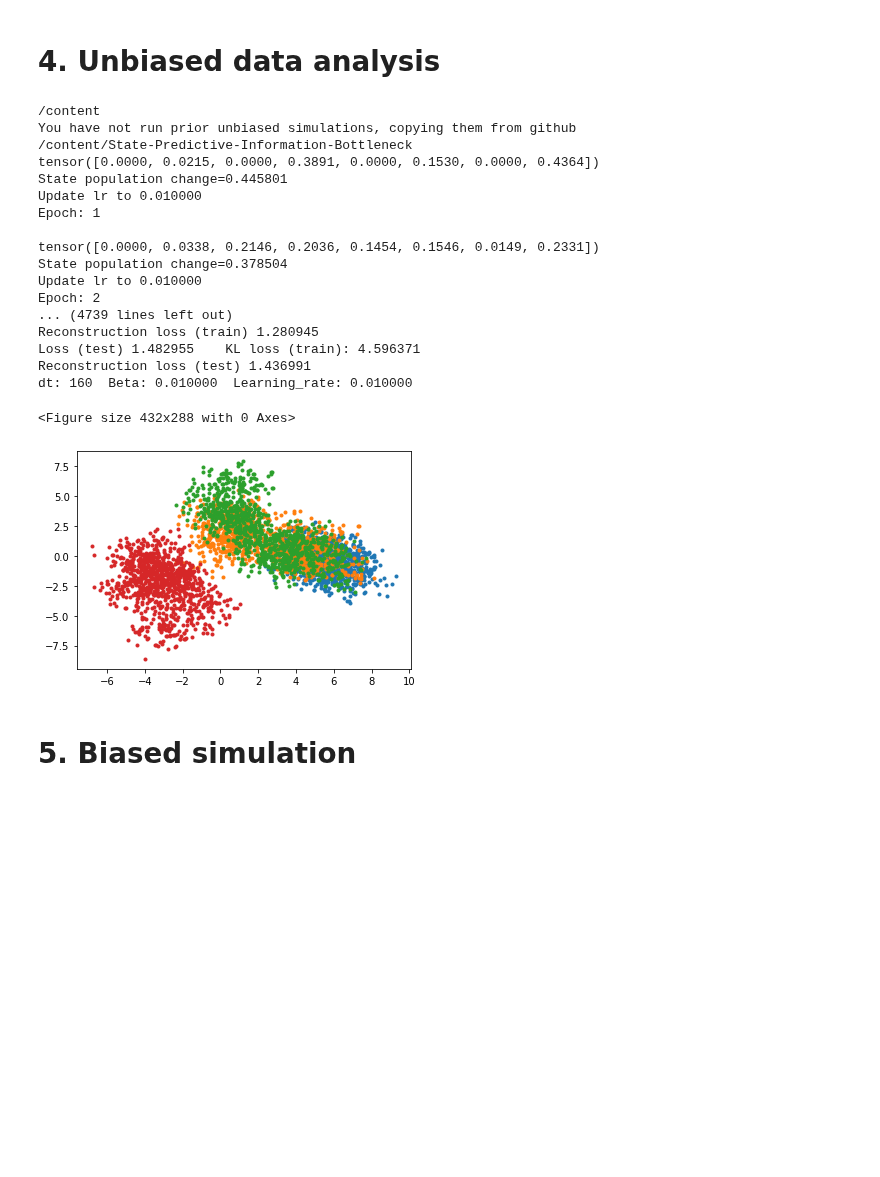
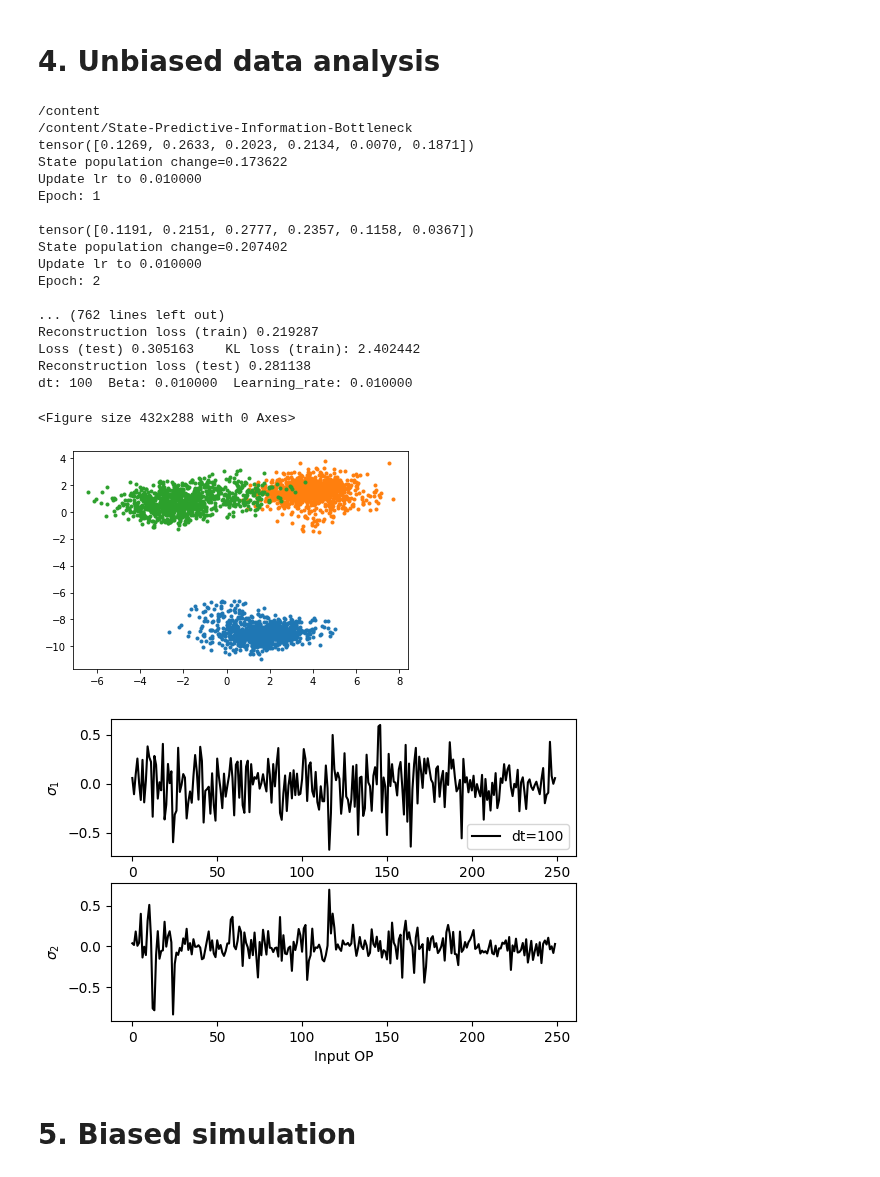
Before and after one commit to tiwarylab/alphafold2rave, a Jupyter notebook: fullrunthrough_CSP.ipynb, the cells around one changed output. Drawn from its saved outputs; the diff is of its cells as text; code cells hidden in the pictures; blank space fills up the shorter version.

```diff
--- a/fullrunthrough_CSP.ipynb
+++ b/fullrunthrough_CSP.ipynb
@@ -371,9 +367,10 @@ rm: cannot remove 'State-Predictive-Information-Bottleneck/examples': No such fi
 #@title 3.1 Cluster to initialize alphafold2rave
 #@title Analysis on AF2 structures
 
+
 if os.path.isdir("Structures")==False:
-  print("You have not run prior AF2 predictions, copying them from github")
-  os.system("unzip alphafold2rave/CSP_data/structures.zip -d .")
+    print("You have not run prior AF2 predictions, copying them from github")
+    os.system("unzip alphafold2rave/CSP_data/structures.zip -d .")
 import random
 random.seed(5)
 r=2
@@ -387,13 +384,15 @@ if light_version==False:
   inputline=" ".join([f"pred_{i+1}.pdb" for i in range(tot)])
   os.system(f"mdconvert {inputline} -o AF2samples.xtc")
   os.system("plumed driver --plumed plumed_AF2.dat --ixtc AF2samples.xtc")
+  os.chdir("/content")
+  CVs=np.loadtxt("Structures/COLVARS_AF2.dat")[:,1:]
 else:
-  os.system("cp ../alphafold2rave/CSP_data/COLVARS_AF2.dat /content/Structures/COLVARS_AF2.dat")
-os.chdir("/content")
-CVs=np.loadtxt("Structures/COLVARS_AF2.dat")[:,1:]
-centers,listindices=rave.RegSpaceClustering(CVs,6.74,max_centers=10, batch_size=50,randomseed=r) #change to 5 or 5.5 for robustness
+  CVs=np.loadtxt("/content/alphafold2rave/CSP_data/COLVARS_AF2.dat")[:,1:]
+
+centers,listindices=rave.RegSpaceClustering(CVs,6.75,max_centers=10, batch_size=50,randomseed=r) #change to 5 or 5.5 for robustness
 t_af2=rave.getTrp8(CVs)
 t_cluster=rave.getTrp8(centers.T)
+
 plt.plot(t_cluster[0],t_cluster[1],"bo")
 plt.xlim([-np.pi,np.pi])
 plt.ylim([-np.pi,np.pi])
@@ -457,16 +456,16 @@ if not light_version:
 #@title 4.1 SPIB on unbiased simulations
 %cd /content/
 #markdown
-dt=160 #@param{type:"number"}
+dt=100 #@param{type:"number"}
 if os.path.isdir("/content/State-Predictive-Information-Bottleneck/unbiased")==True:
   os.system('rm -r /content/State-Predictive-Information-Bottleneck/unbiased')
 if os.path.isdir("SPIB_unbiased"):
   os.system("rm -r SPIB_unbiased")
-if os.path.isdir("unbiased")==False or light_version:
+if os.path.isdir("unbiased")==False:
   print("You have not run prior unbiased simulations, copying them from github")
   os.system("unzip alphafold2rave/CSP_data/unbiased.zip -d .")
   num_samples=128
-  listindices=[1, 290, 635, 533]
+  listindices=[1, 533, 571]
 cvs=[]
 os.mkdir("SPIB_unbiased")
 os.chdir("SPIB_unbiased")
@@ -495,42 +494,56 @@ os.chdir("..")
 %run test_model_advanced.py -config unbiased/config.ini
 # %% [output]
 /content
-You have not run prior unbiased simulations, copying them from github
 /content/State-Predictive-Information-Bottleneck
-tensor([0.0000, 0.0215, 0.0000, 0.3891, 0.0000, 0.1530, 0.0000, 0.4364])
-State population change=0.445801
+tensor([0.1269, 0.2633, 0.2023, 0.2134, 0.0070, 0.1871])
+State population change=0.173622
 Update lr to 0.010000
 Epoch: 1
 
-tensor([0.0000, 0.0338, 0.2146, 0.2036, 0.1454, 0.1546, 0.0149, 0.2331])
-State population change=0.378504
+tensor([0.1191, 0.2151, 0.2777, 0.2357, 0.1158, 0.0367])
+State population change=0.207402
 Update lr to 0.010000
 Epoch: 2
-... (4739 lines left out)
-Reconstruction loss (train) 1.280945
-Loss (test) 1.482955    KL loss (train): 4.596371
-Reconstruction loss (test) 1.436991
-dt: 160  Beta: 0.010000  Learning_rate: 0.010000
+
+... (762 lines left out)
+Reconstruction loss (train) 0.219287
+Loss (test) 0.305163    KL loss (train): 2.402442
+Reconstruction loss (test) 0.281138
+dt: 100  Beta: 0.010000  Learning_rate: 0.010000
 <Figure size 432x288 with 0 Axes>
 # %%
 #@title 4.2 Process SPIB coordinates
 
 os.chdir("/content/State-Predictive-Information-Bottleneck")
 prefix='SPIB/Unweighted_d=2_t=%i_b=0.0100_learn=0.010000_'%dt
 weights=np.load(prefix+"z_mean_encoder_weight0.npy")
 lspace=[np.load(prefix+"traj%i_mean_representation0.npy"%i) for i in range(len(listindices))]
 lstacked=np.vstack([np.hstack([lspace[j][:,i] for j in range(len(cvs))]) for i in range(2)])
 width1=np.std(lspace[0])/1.5
 width2=np.std(lspace[0])/1.5
 gridmin1=lstacked[0].min()-60
 gridmax1=lstacked[0].max()+60
 gridmin2=lstacked[1].min()-60
 gridmax2=lstacked[1].max()+60
 
 for i in range(len(listindices)):
   plt.plot(lspace[i].T[0],lspace[i].T[1],".")
+
+plt.show()
+
+plt.subplot(2,1,1)
+plt.plot(weights[0],'k')
+plt.ylabel("$\sigma_1$")
+plt.legend([f'dt={dt}'])
+plt.subplot(2,1,2)
+plt.plot(weights[1],'k')
+plt.ylabel("$\sigma_2$")
+plt.xlabel("Input OP")
+plt.gcf().set_dpi(100)
+plt.show()
 # %% [output]
-[figure, old version]
+[figure, new version]
+[figure, added]
 # %%
 #@title 4.3 Plumed file for biased simulations
 
```
Also changed, not shown: parts of 7 cells of this notebook.
